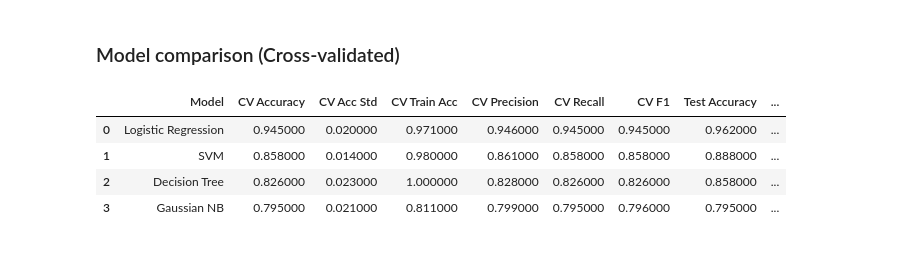
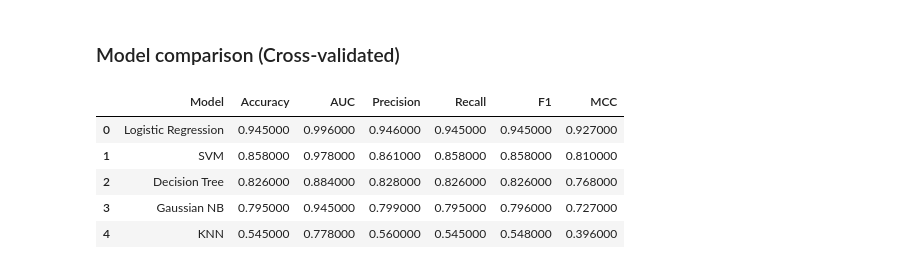
Before and after one commit to anikets349/ML-Assignment, a Jupyter notebook: Assignment.ipynb, the cells around one changed output. Cells and saved outputs as stored; diff of their text form; code cells hidden in the pictures.

Commit message:
feat: Add KNN to the model list

```diff
--- a/Assignment.ipynb
+++ b/Assignment.ipynb
@@ -469,38 +469,37 @@ Imputers, scaler and encoder are fitted inside each cross-validation fold (they
 # %%
 def build_models():
     m = {
         "Logistic Regression": Pipeline([("prep", prep_std()), ("clf", LogisticRegression(max_iter=2000, random_state=RANDOM_STATE))]),
         "Decision Tree": Pipeline([("prep", prep_std()), ("clf", DecisionTreeClassifier(random_state=RANDOM_STATE))]),
+        "KNN": Pipeline([("prep", prep_std()), ("clf", KNeighborsClassifier())]),
         "Gaussian NB": Pipeline([("prep", prep_std()), ("clf", GaussianNB())]),
         "SVM": Pipeline([("prep", prep_std()), ("clf", SVC(probability=True, random_state=RANDOM_STATE))])
     }
     return m
 
 models = build_models()
 cv = RepeatedStratifiedKFold(n_splits=5, n_repeats=3, random_state=RANDOM_STATE)
 scoring = {"accuracy": "accuracy", "auc": "roc_auc_ovr", "precision": "precision_macro", "recall": "recall_macro", "f1": "f1_macro", "mcc": make_scorer(matthews_corrcoef)}
 
 rows, fitted = [], {}
 for name, pipe in models.items():
     cvr = cross_validate(pipe, X_train, y_train, cv=cv, scoring=scoring, n_jobs=-1, return_train_score=True)
     pipe.fit(X_train, y_train)
     fitted[name] = pipe
     pred = pipe.predict(X_test)
     rows.append({"Model": name,
-                 "CV Accuracy": cvr["test_accuracy"].mean(),
-                 "CV Acc Std": cvr["test_accuracy"].std(),
-                 "CV Train Acc": cvr["train_accuracy"].mean(),
-                 "CV Precision": cvr["test_precision"].mean(),
-                 "CV Recall": cvr["test_recall"].mean(),
-                 "CV F1": cvr["test_f1"].mean(),
-                 "Test Accuracy": accuracy_score(y_test, pred),
-                 "Test Recall": recall_score(y_test, pred, average="macro", zero_division=0)})
-results = pd.DataFrame(rows).sort_values("CV Accuracy", ascending=False).reset_index(drop=True)
-results["Overfit gap"] = results["CV Train Acc"] - results["CV Accuracy"]
-display(results.round(3).style.background_gradient(subset=["CV Accuracy", "CV F1"], cmap="Blues"))
+                 "Accuracy": cvr["test_accuracy"].mean(),
+                 "AUC": cvr["test_auc"].mean(),
+                 "Precision": cvr["test_precision"].mean(),
+                 "Recall": cvr["test_recall"].mean(),
+                 "F1": cvr["test_f1"].mean(),
+                 "MCC": cvr["test_mcc"].mean()})
+results = pd.DataFrame(rows).sort_values("Accuracy", ascending=False).reset_index(drop=True)
+display(results.round(3).style.background_gradient(subset=["Accuracy", "F1"], cmap="Blues"))
 # %% [output]
-|  | Model | CV Accuracy | CV Acc Std | CV Train Acc | CV Precision | CV Recall | CV F1 | Test Accuracy | ... |
-| 0 | Logistic Regression | 0.945000 | 0.020000 | 0.971000 | 0.946000 | 0.945000 | 0.945000 | 0.962000 | ... |
-| 1 | SVM | 0.858000 | 0.014000 | 0.980000 | 0.861000 | 0.858000 | 0.858000 | 0.888000 | ... |
-| 2 | Decision Tree | 0.826000 | 0.023000 | 1.000000 | 0.828000 | 0.826000 | 0.826000 | 0.858000 | ... |
-| 3 | Gaussian NB | 0.795000 | 0.021000 | 0.811000 | 0.799000 | 0.795000 | 0.796000 | 0.795000 | ... |
+|  | Model | Accuracy | AUC | Precision | Recall | F1 | MCC |
+| 0 | Logistic Regression | 0.945000 | 0.996000 | 0.946000 | 0.945000 | 0.945000 | 0.927000 |
+| 1 | SVM | 0.858000 | 0.978000 | 0.861000 | 0.858000 | 0.858000 | 0.810000 |
+| 2 | Decision Tree | 0.826000 | 0.884000 | 0.828000 | 0.826000 | 0.826000 | 0.768000 |
+| 3 | Gaussian NB | 0.795000 | 0.945000 | 0.799000 | 0.795000 | 0.796000 | 0.727000 |
+| 4 | KNN | 0.545000 | 0.778000 | 0.560000 | 0.545000 | 0.548000 | 0.396000 |
```
